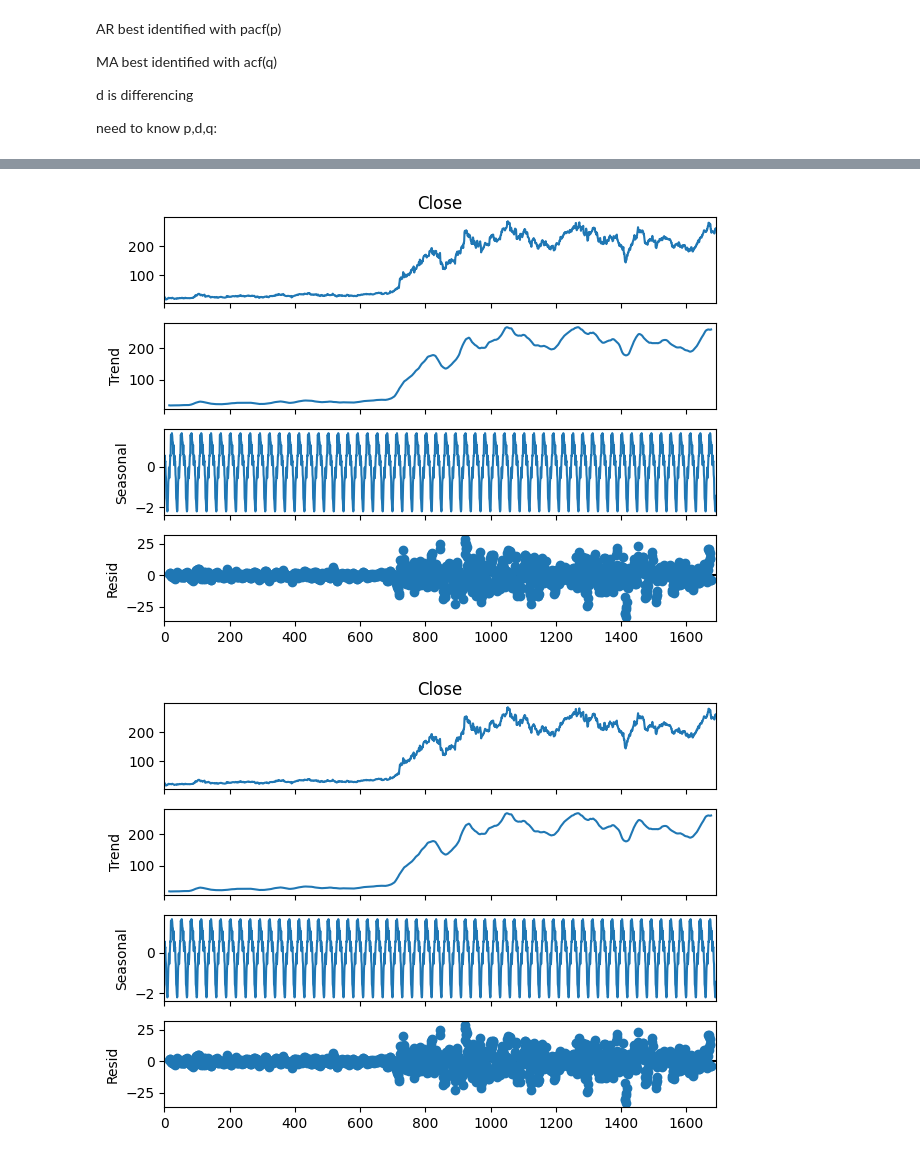
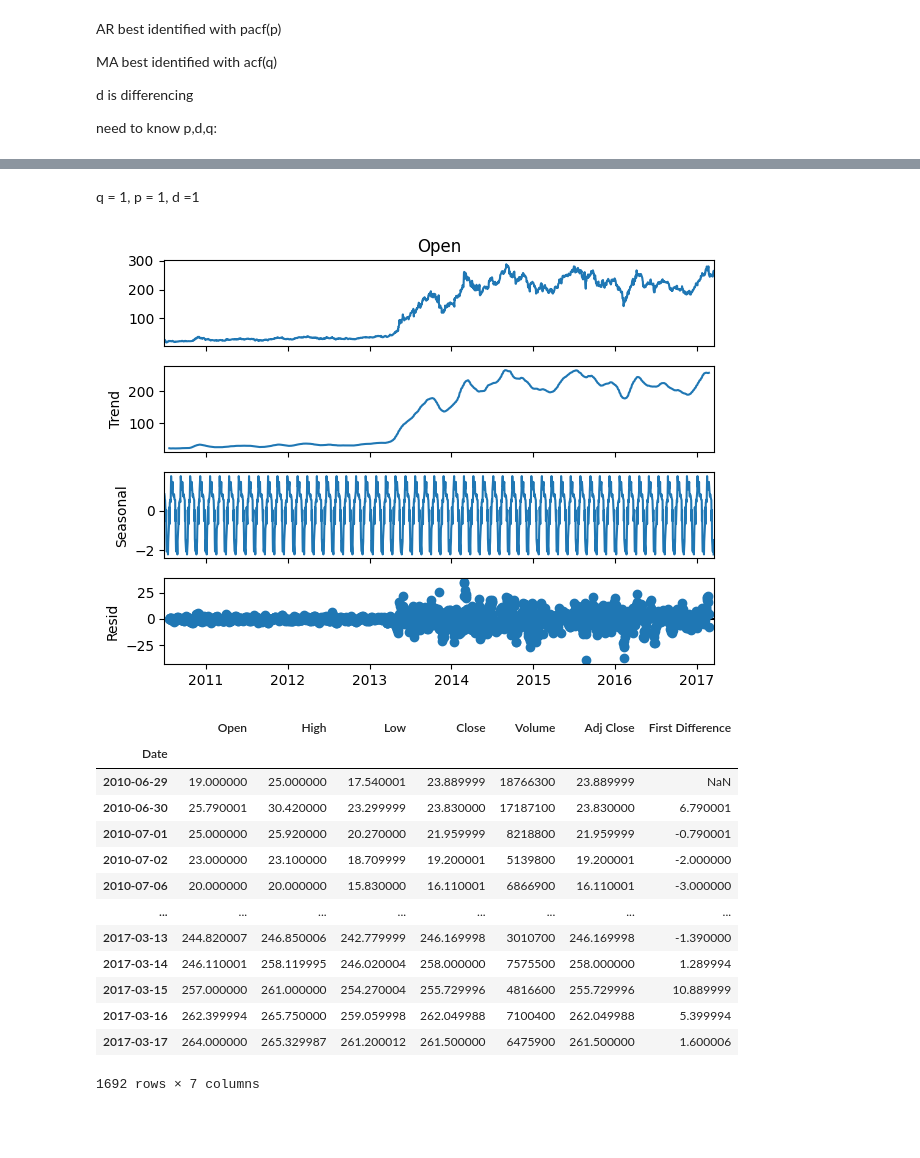
Before and after one commit to PJ779/StockMarket_Tesla_ARIMA, a Jupyter notebook: StockPrice_tesla.ipynb, the cells around one changed output, grey strips where cells are left out. Drawn from its saved outputs; the diff is of its cells as text; code cells hidden in the pictures; blank space fills up the shorter version.

```diff
--- a/StockPrice_tesla.ipynb
+++ b/StockPrice_tesla.ipynb
@@ -99,0 +175,4 @@ df_close.plot(x = 'Date', y = 'Close')
+# %%
+df['Adj Close:30 day rolling'] = df['Adj Close'].rolling(window =30, min_periods=1 ).mean()
+df['Adj Close:10 day rolling'] = df['Adj Close'].rolling(window =10, min_periods=1 ).mean()
+df['Adj Close:50 day rolling'] = df['Adj Close'].rolling(window =50, min_periods=1 ).mean()
@@ -99,0 +203,5 @@ df_close.plot(x = 'Date', y = 'Close')
+# %%
+#EWMA - Exponential Weight MA
+#foucs on incoming data with more weight on recent data
+df['ewma for 5 days']= df['Adj Close'].ewm(span = 5).mean()
+df['ewma for 15 days']= df['Adj Close'].ewm(span = 15).mean()
@@ -176,0 +280,3 @@ df_close['Close'].diff().plot()
+# %%
+df['First Difference'] = df['Open'] - df['Open'].shift(1)
+df['First Difference']
@@ -199,8 +327,10 @@ fig = sm.graphics.tsa.plot_pacf(df['Close'].diff().iloc[1:], lags =40,ax = ax2)
+# %% [markdown]
+q = 1, p = 1, d =1
 # %%
 from statsmodels.tsa.seasonal import seasonal_decompose
 # %%
-decompose = seasonal_decompose(df_close['Close'], model = 'additive', period = 30)
+decompose = seasonal_decompose(df['Open'], model = 'additive', period = 30)
 decompose.plot()
+plt.show()
 # %% [output]
-[figure, old version]
+[figure, new version]
-[figure, removed]
@@ -209,2 +337,19 @@ from statsmodels.tsa.stattools import acf, pacf
+# %%
+df
+# %% [output]
+|  | Open | High | Low | Close | Volume | Adj Close | First Difference |
+| Date |  |  |  |  |  |  |  |
+| 2010-06-29 | 19.000000 | 25.000000 | 17.540001 | 23.889999 | 18766300 | 23.889999 | NaN |
+| 2010-06-30 | 25.790001 | 30.420000 | 23.299999 | 23.830000 | 17187100 | 23.830000 | 6.790001 |
+| 2010-07-01 | 25.000000 | 25.920000 | 20.270000 | 21.959999 | 8218800 | 21.959999 | -0.790001 |
+| 2010-07-02 | 23.000000 | 23.100000 | 18.709999 | 19.200001 | 5139800 | 19.200001 | -2.000000 |
+| 2010-07-06 | 20.000000 | 20.000000 | 15.830000 | 16.110001 | 6866900 | 16.110001 | -3.000000 |
+| ... | ... | ... | ... | ... | ... | ... | ... |
+| 2017-03-13 | 244.820007 | 246.850006 | 242.779999 | 246.169998 | 3010700 | 246.169998 | -1.390000 |
+| 2017-03-14 | 246.110001 | 258.119995 | 246.020004 | 258.000000 | 7575500 | 258.000000 | 1.289994 |
+| 2017-03-15 | 257.000000 | 261.000000 | 254.270004 | 255.729996 | 4816600 | 255.729996 | 10.889999 |
+| 2017-03-16 | 262.399994 | 265.750000 | 259.059998 | 262.049988 | 7100400 | 262.049988 | 5.399994 |
+| 2017-03-17 | 264.000000 | 265.329987 | 261.200012 | 261.500000 | 6475900 | 261.500000 | 1.600006 |
+1692 rows × 7 columns
 # %%
 from statsmodels.tsa.arima.model import ARIMA
```
Also changed, not shown: parts of 69 cells of this notebook.
